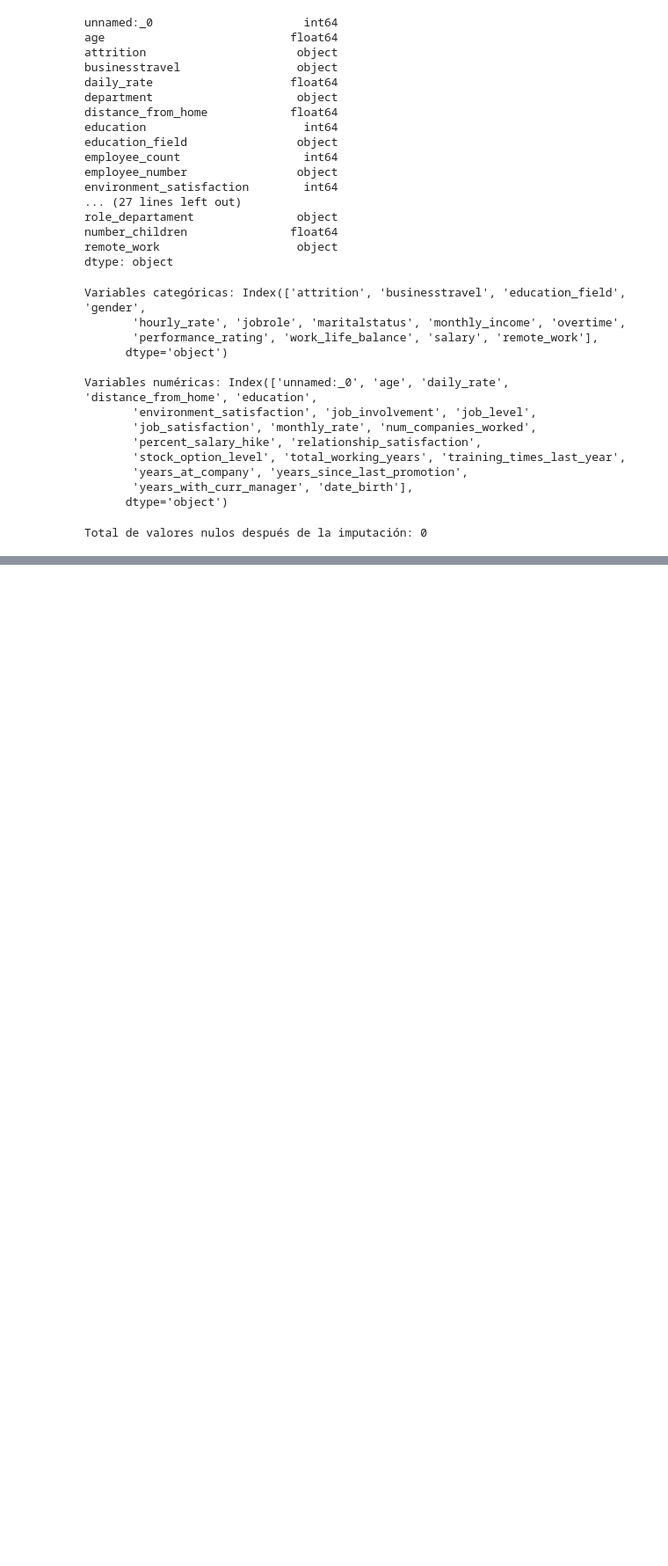
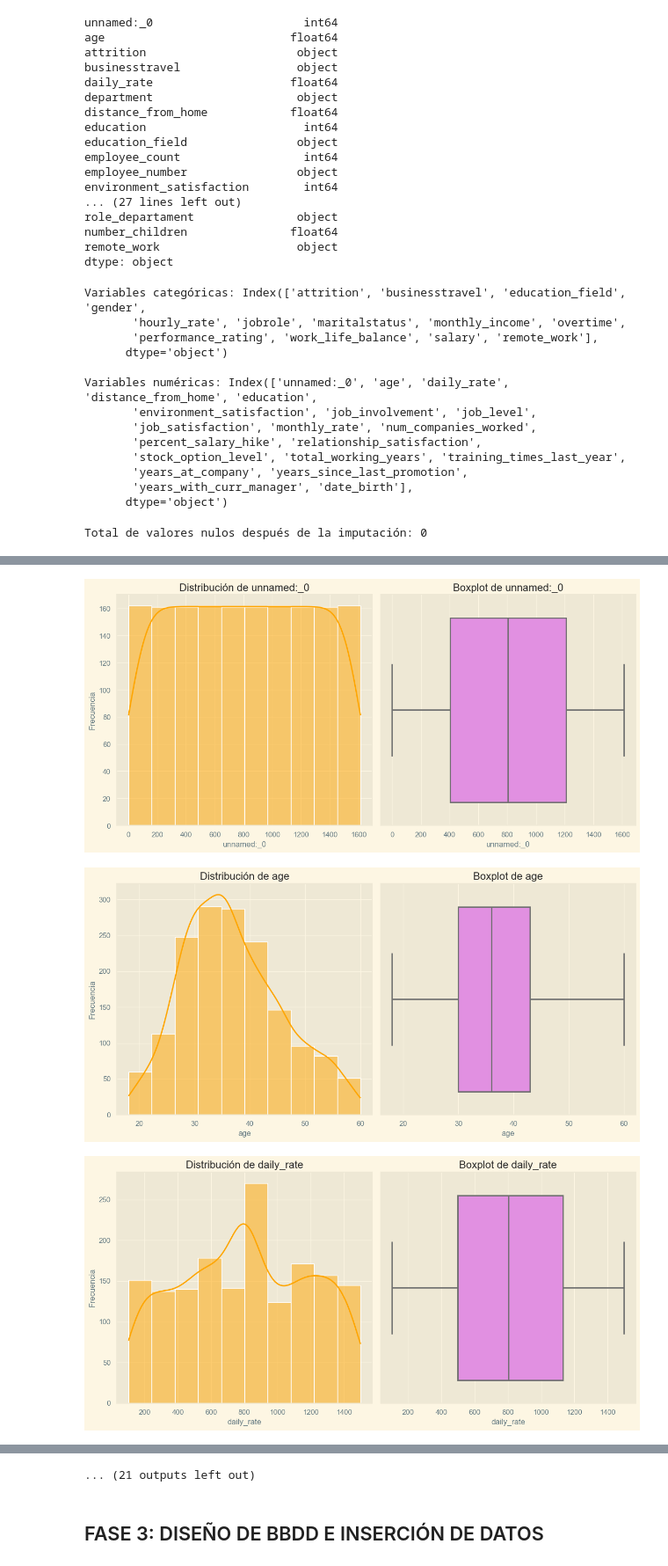
Before and after one commit to Adalab/proyecto-da_c_modulo3_team_4, a Jupyter notebook: ejercicio_proyecto.ipynb, the cells around one changed output, grey strips where cells are left out. Shown at 88% size. Saved outputs shown, nothing was run; the diff lists cells and outputs as text; code cells hidden in the pictures; blank space fills up the shorter version.

Commit message:
modificacion proyecto

```diff
--- a/ejercicio_proyecto.ipynb
+++ b/ejercicio_proyecto.ipynb
@@ -28,3 +28,14 @@ pd.set_option('display.max_columns', None) # para poder visualizar todas las col
 # -----------------------------------------------------------------------
 import warnings
 warnings.filterwarnings("ignore")
+
+# establece el estilo del fondo de las gráficas como "whitegrid". Las gráficas tendrán un fondo blanco con líneas de cuadrícula horizontales y verticales.
+sns.set_style("whitegrid")
+
+# cambiará el esquema de colores predeterminado de Seaborn a uno más oscuro, adecuado para gráficas con fondos claros.
+sns.set_theme(style="dark")
+
+# establece el estilo en Solarize_Lihgt2.
+plt.style.use('Solarize_Light2')
+
+from statsmodels.stats.proportion import proportions_ztest
@@ -40,0 +44,3 @@ df_raw.head()
+# %%
+df_raw= pd.read_csv("/Users/julia/Workspace/Adalab/MODULO 3 TRANSFORMACION DATOS/TEMARIO MÓDULO 3/PROYECTO/HR RAW DATA.csv")
+df_raw.head()
@@ -459,0 +476,38 @@ memory usage: 416.2+ KB
+# %%
+def visualizar_estadisticas(estadisticas):
+    # Visualización de estadísticas numéricas
+    for col, stats in estadisticas["numericas"].items():
+        fig, axes = plt.subplots(1, 2, figsize=(12, 6))
+
+        # Histograma
+        sns.histplot(df[col].dropna(), kde=True, ax=axes[0], color='orange', bins=10)
+        axes[0].set_title(f"Distribución de {col}")
+        axes[0].set_xlabel(col)
+        axes[0].set_ylabel("Frecuencia")
+
+        # Boxplot
+        sns.boxplot(x=df[col].dropna(), ax=axes[1], color='violet')
+        axes[1].set_title(f"Boxplot de {col}")
+        axes[1].set_xlabel(col)
+        plt.tight_layout()
+        plt.show()
+
+    # Visualización de estadísticas categóricas
+    for col, stats in estadisticas["categoricas"].items():
+        # Frecuencias directamente en el diccionario
+        frecuencias = {key: val for key, val in stats.items() if key != "missing_values"}
+
+        plt.figure(figsize=(8, 6))
+        sns.barplot(x=list(frecuencias.keys()), y=list(frecuencias.values()), palette="viridis")
+        plt.title(f"Frecuencias de valores en {col}")
+        plt.xlabel("Categorías")
+        plt.ylabel("Frecuencia")
+        plt.xticks(rotation=45)
+        plt.tight_layout()
+        plt.show()
+    # llamamos a la funcion para visualizar los gráficos.
+visualizar_estadisticas(estadisticas)
+# %% [output]
+[figure, added]
+[figure, added]
+[figure, added]
@@ -459,0 +523,3 @@ memory usage: 416.2+ KB
+... (21 outputs left out)
+# %% [markdown]
+## FASE 3: DISEÑO DE BBDD E INSERCIÓN DE DATOS
```
Also changed, not shown: parts of 19 cells of this notebook, 11 other files.
